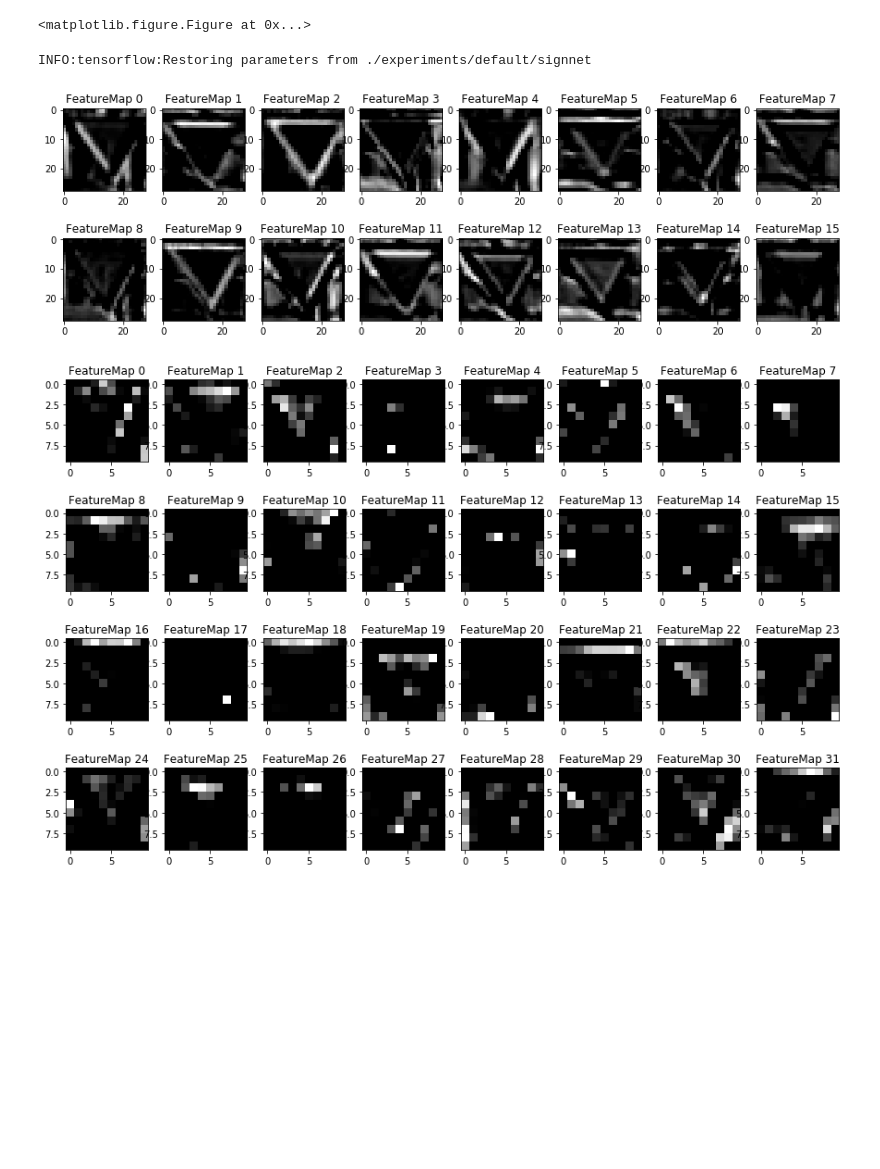
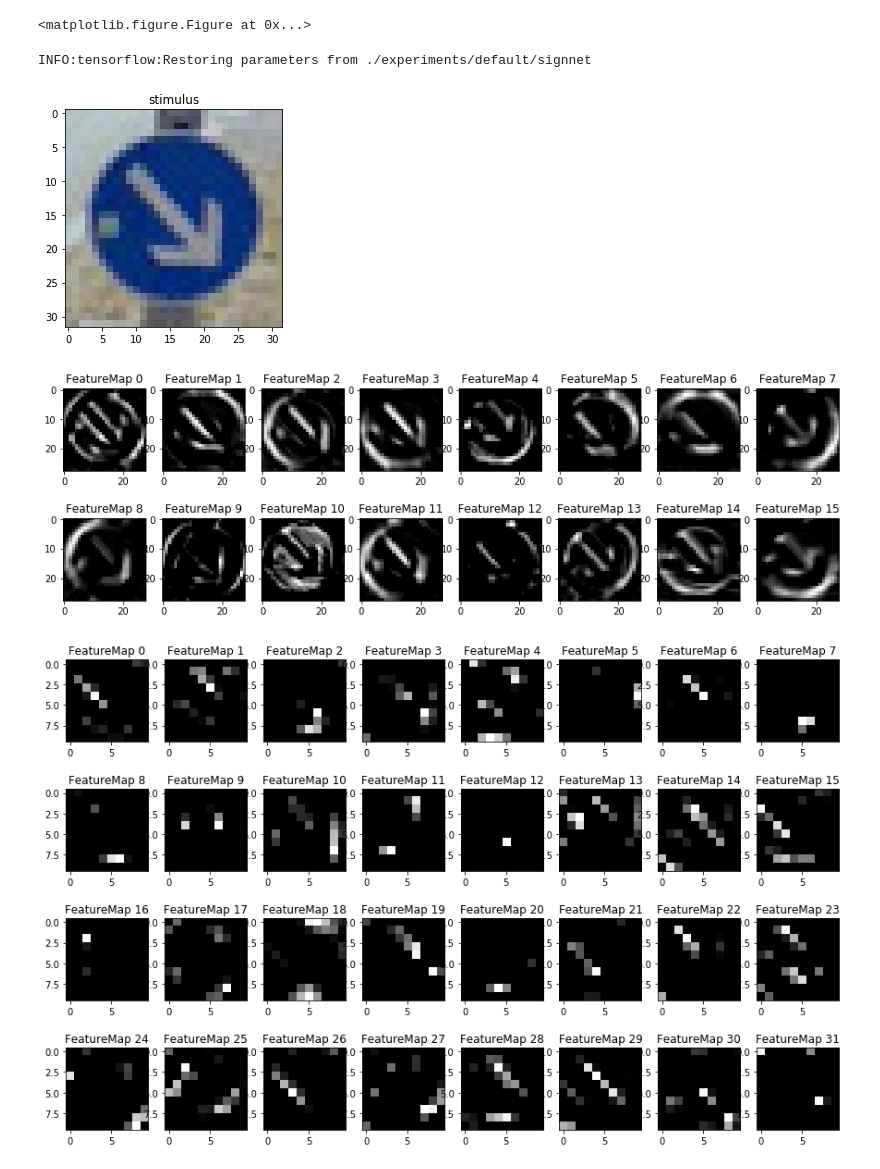
Before and after one commit to ryanotron/udsdc_p3_traffic_sign_classifier, a Jupyter notebook: Traffic_Sign_Classifier.ipynb, the cells around one changed output. Saved outputs shown, nothing was run; the diff lists cells and outputs as text; code cells hidden in the pictures; blank space fills up the shorter version.

```diff
--- a/Traffic_Sign_Classifier.ipynb
+++ b/Traffic_Sign_Classifier.ipynb
@@ -467,7 +486,7 @@ one_hot_y = tf.one_hot(y, 43)
 rate = 1e-3
 
 # logits = network(x, keep_prob)
-logits = network_ms(x, keep_prob, grey=False)
+logits = network_ms(x, keep_prob, grey=True)
 cross_entropy = tf.nn.softmax_cross_entropy_with_logits(logits=logits, labels=one_hot_y)
 loss_op = tf.reduce_mean(cross_entropy, name='loss_op')
 optimizer = tf.train.AdamOptimizer(learning_rate=rate, name='optimizer')
@@ -608,0 +634,9 @@ INFO:tensorflow:Restoring parameters from ./experiments/default/signnet
+# %%
+### Show accuracy with test set
+### DANGER DANGER DANGER DANGER DANGER
+### Only do this when you're ready with the arch
+
+with tf.Session() as sess:
+    saver.restore(sess, './experiments/default/signnet')
+    testaccu = evaluate(X_test_normal, y_test)
+    print('testing accuracy: {:5.3f}'.format(testaccu))
@@ -750,13 +766,13 @@ with tf.Session() as sess:
     saver.restore(sess, './experiments/default/signnet')
     test_logits = sess.run(logits, feed_dict={x: images_normal, keep_prob: 1.0})
     classes = sess.run(tf.argmax(test_logits, 1))
-    print('predict | actual | label')
-    print('--------|--------|------')
+    print('| predict | actual |')
+    print('|:-------:|:------:|')
     for cls, label in zip(classes, labels):
-        if cls == label:
-            lstr = signnames[label]
-        else:
-            lstr = '{} | {}'.format(signnames[cls], signnames[label])
-        print('{:7d} | {:6d} | {}'.format(cls, label, lstr))
+#         if cls == label:
+#             lstr = signnames[label]
+#         else:
+#             lstr = '{} | {}'.format(signnames[cls], signnames[label])
+        print('| {}: {:} | {}: {:} |'.format(cls, signnames[cls], label, signnames[label],))
 # %% [output]
 INFO:tensorflow:Restoring parameters from ./experiments/default/signnet
@@ -829,10 +845,15 @@ with tf.Session() as sess:
     saver.restore(sess, './experiments/default/signnet')
 
     softies = sess.run(tf.nn.softmax(logits), feed_dict={x: images_normal, keep_prob: 1.0})
-#     softies = sess.run(logits, feed_dict={x: images_normal, keep_prob: 1.0})
     top_5 = sess.run(tf.nn.top_k(softies, k=5))
-    print(top_5.values)
-    print(top_5.indices)
+
+    for vees, ix, l in zip(top_5.values, top_5.indices, labels):
+        print('actual: {}'.format(signnames[l]))
+        print('| probability | prediction |')
+        print('|:-----------:|:----------:|')
+        for vee, i in zip(vees, ix):
+            print('| {:6.4f} | {:s} |'.format(vee, signnames[i]))
+        print()
     print(labels)
 # %% [output]
 INFO:tensorflow:Restoring parameters from ./experiments/default/signnet
@@ -917,18 +935,22 @@ plt.figure();
 [figure]
 <matplotlib.figure.Figure at 0x...>
 # %%
-idx = 1
+idx = 3
+
+plt.plot();plt.imshow(images[idx])
+plt.gca().set_title('stimulus')
 
 with tf.Session() as sess:
     saver.restore(sess, './experiments/default/signnet')
     graph = tf.get_default_graph()
     ops = graph.get_operations()
     conv1 = graph.get_tensor_by_name('Relu:0')
-    outputFeatureMap(images_normal[idx:idx+1], conv1)
+    outputFeatureMap(images_normal[idx:idx+1], conv1, plt_num=2)
 
     conv2 = graph.get_tensor_by_name('Relu_1:0')
-    outputFeatureMap(images_normal[idx:idx+1], conv2, plt_num=2)
+    outputFeatureMap(images_normal[idx:idx+1], conv2, plt_num=3)
 # %% [output]
 INFO:tensorflow:Restoring parameters from ./experiments/default/signnet
-[figure, old version]
+[figure, new version]
-[figure, old version]
+[figure, new version]
+[figure, added]
```
Also changed, not shown: parts of 17 cells of this notebook, 20 other files.
